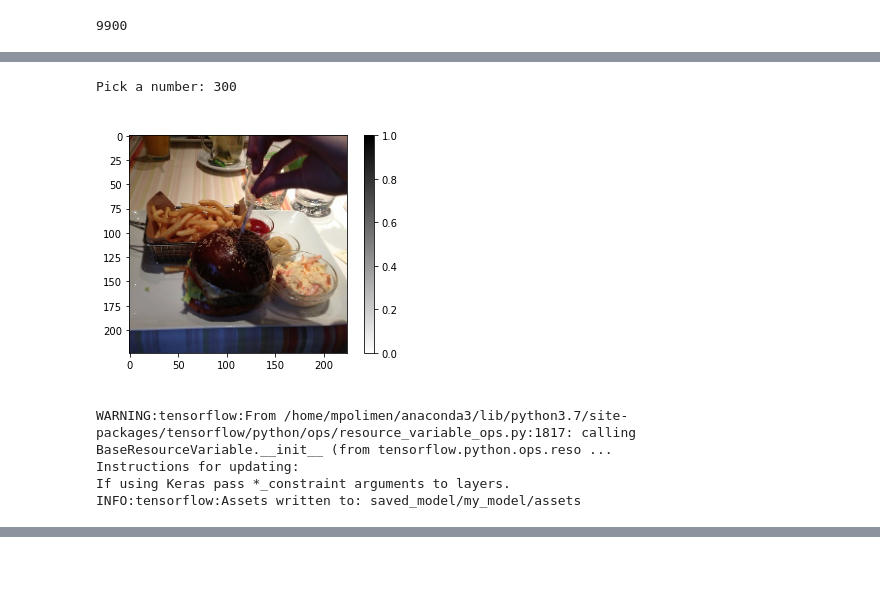
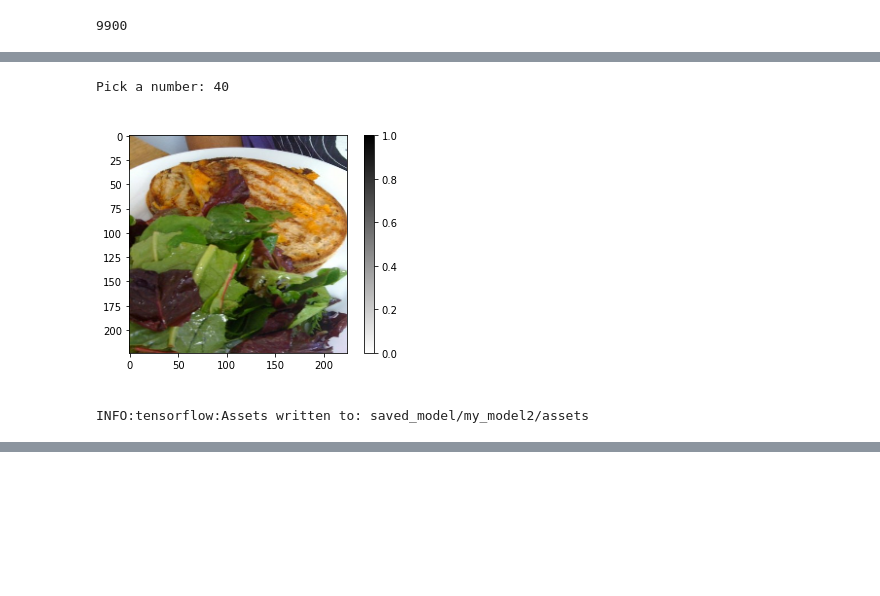
Before and after one commit to mpolimen34/L.E.M.o.N, a Jupyter notebook: code/image_recognition/demo_food.ipynb, the cells around one changed output, grey strips where cells are left out. Saved outputs shown, nothing was run; the diff lists cells and outputs as text; code cells hidden in the pictures; blank space fills up the shorter version.

Commit message:
Use pretrained model

```diff
--- a/code/image_recognition/demo_food.ipynb
+++ b/code/image_recognition/demo_food.ipynb
@@ -292,0 +286,9 @@ _________________________________________________________________
+# %%
+prediction_layer = keras.layers.Dense(10)
+# %%
+model = tf.keras.Sequential([
+  base_model,
+  global_average_layer,
+  prediction_layer
+])
+model.summary()
@@ -293,7 +310,5 @@ _________________________________________________________________
 # %%
-model.compile(optimizer='adam',
-              loss=tf.keras.losses.SparseCategoricalCrossentropy(from_logits=True),
-              metrics=['accuracy'])
-
-history = model.fit(image_batch, train_labels, epochs=4,
-                    validation_data=(test_image_batch, test_labels))
+# # No pretrained model
+# model.compile(optimizer='adam',
+#               loss=tf.keras.losses.SparseCategoricalCrossentropy(from_logits=True),
+#               metrics=['accuracy'])
@@ -308,0 +315,5 @@ Epoch 4/4
+# %%
+# Pretrained model
+model.compile(optimizer=tf.keras.optimizers.RMSprop(),
+              loss=tf.keras.losses.SparseCategoricalCrossentropy(from_logits=True),
+              metrics=['accuracy'])
@@ -323,45 +346,42 @@ def predict(model, image, correct_label):
        'ramen', 'steak', 'waffles']
   prediction = model.predict(np.array([image]))
   predicted_class = class_names[np.argmax(prediction)]
 
   show_image(image, class_names[correct_label], predicted_class)
 
 
 def show_image(img, label, guess):
   plt.figure()
   plt.imshow(img, cmap=plt.cm.binary)
   plt.title("Expected: " + label)
   plt.xlabel("Guess: " + guess)
   plt.colorbar()
   plt.grid(False)
   plt.show()
 
 
 def get_number():
   while True:
     num = input("Pick a number: ")
     if num.isdigit():
       num = int(num)
       if 0 <= num <= 9800:
         return int(num)
     else:
       print("Try again...")
 
 num = get_number()
-image = image_batch[num]
-label = train_labels[num]
+image = test_image_batch[num]
+label = test_labels[num]
 predict(model, image, label)
 # %% [output]
-Pick a number: 300
+Pick a number: 40
-[figure, old version]
+[figure, new version]
 # %%
 # Save the entire model as a SavedModel.
-model.save('saved_model/my_model')
+model.save('saved_model/my_model2')
 # %% [output]
-WARNING:tensorflow:From /home/mpolimen/anaconda3/lib/python3.7/site-packages/tensorflow/python/ops/resource_variable_ops.py:1817: calling BaseResourceVariable.__init__ (from tensorflow.python.ops.reso ...
-Instructions for updating:
-If using Keras pass *_constraint arguments to layers.
-INFO:tensorflow:Assets written to: saved_model/my_model/assets
+INFO:tensorflow:Assets written to: saved_model/my_model2/assets
 # %%
 new_model = tf.keras.models.load_model('saved_model/my_model')
 
```
Also changed, not shown: parts of 13 cells of this notebook, 1 other file.
